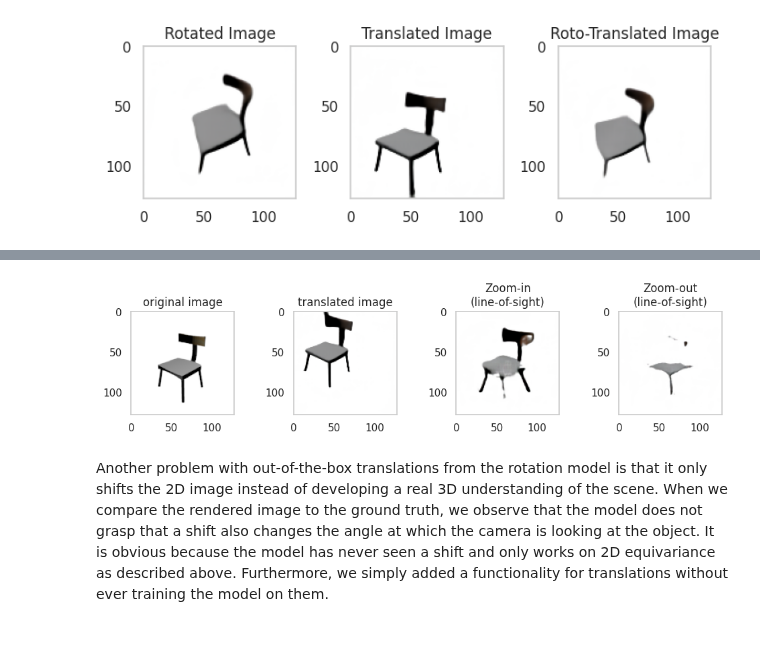
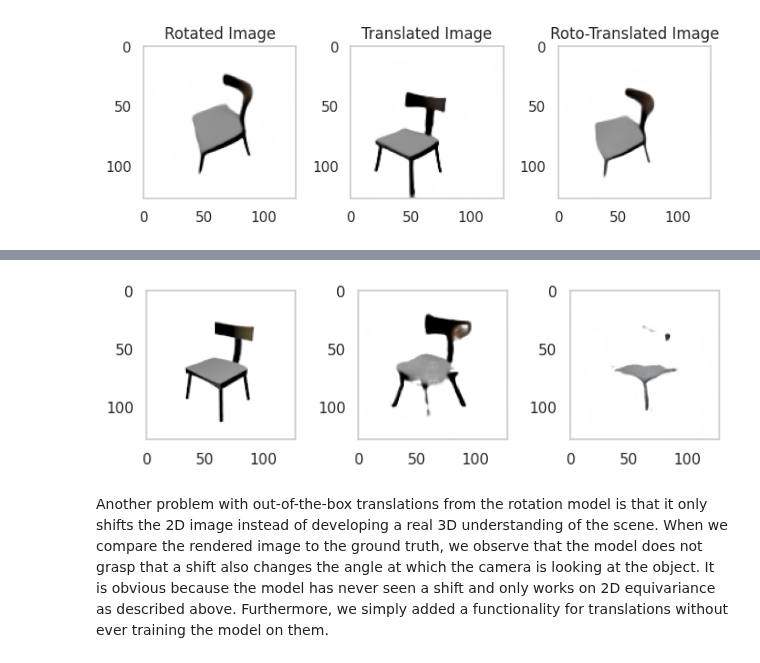
Before and after one commit to elidub/equiv-neural-rendering, a Jupyter notebook: demos/EquivariantNR.ipynb, the cells around one changed output, grey strips where cells are left out. Cells and saved outputs as stored; diff of their text form; code cells hidden in the pictures.

```diff
--- a/demos/EquivariantNR.ipynb
+++ b/demos/EquivariantNR.ipynb
@@ -198,24 +198,25 @@ Furthermore, due to the central positioning of the objects in the images, the mo
 # %%
 # Translations that are orthogonal to the line of sight only
 translations = transformation_dict(y = .3, z = .3)
 trans_scene = transform_scene(model, scene, init_camera_pos, translations)
 
 # Zoom-in
 zoom_in_translations = transformation_dict(x = -.5)
 zoom_in_scene = transform_scene(model, scene,init_camera_pos, zoom_in_translations)
 
 
 # Zoom-out
 zoom_out_translations = transformation_dict(x = .5)
 zoom_out_scene = transform_scene(model, scene,init_camera_pos, zoom_out_translations)
 
 
-imgs = [original_img, trans_scene, zoom_in_scene, zoom_out_scene]
+
+imgs = [original_img, zoom_in_scene, zoom_out_scene]
 keys = ['original image', 'translated image', 'Zoom-in\n(line-of-sight)', 'Zoom-out\n(line-of-sight)']
-
-fig = display_transformations(imgs, keys, fsize = (12,2))
+keys = ['', '', '']
+fig = display_transformations(imgs, keys, fsize = (8,2))
 # %% [output]
-[figure, old version]
+[figure, new version]
 # %% [markdown]
 Another problem with out-of-the-box translations from the rotation model is that it only shifts the 2D image instead of developing a real 3D understanding of the scene. When we compare the rendered image to the ground truth, we observe that the model does not grasp that a shift also changes the angle at which the camera is looking at the object. It is obvious because the model has never seen a shift and only works on 2D equivariance as described above. Furthermore, we simply added a functionality for translations without ever training the model on them.
 # %%
```
Also changed, not shown: parts of 7 cells of this notebook, 1 other file.
